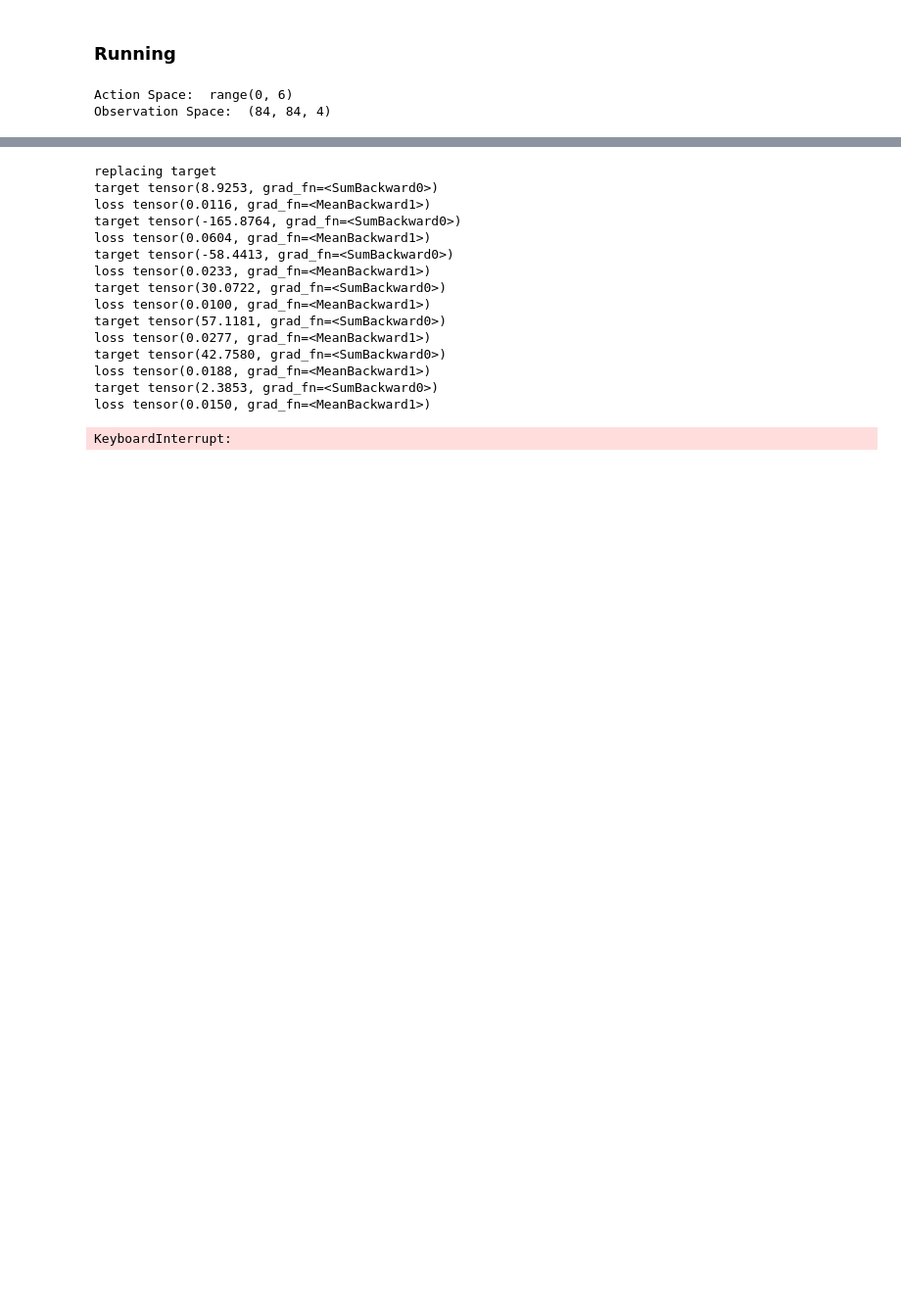
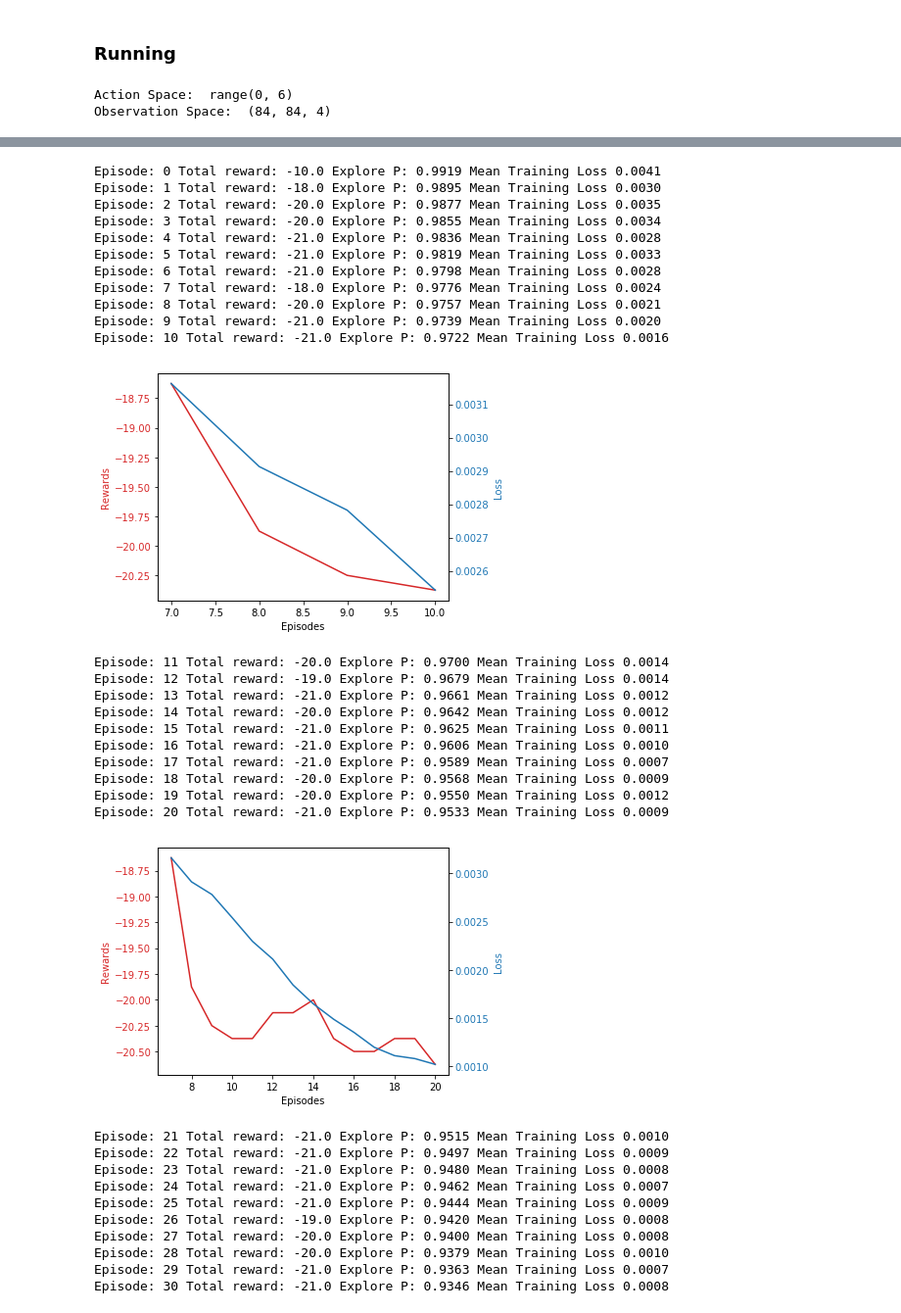
Before and after one commit to tophatraptor/si-transfer, a Jupyter notebook: Robotic_Learning_Final.ipynb, the cells around one changed output, grey strips where cells are left out. Shown: that part at 98% size. Drawn from its saved outputs; the diff is of its cells as text; code cells hidden in the pictures; blank space fills up the shorter version.

```diff
--- a/Robotic_Learning_Final.ipynb
+++ b/Robotic_Learning_Final.ipynb
@@ -489,47 +485,64 @@ all_rewards = []
 explore_probs = []
 
 for episode in range(total_episodes):
 
     episode_reward, mean_loss, explore_probability = agent.run_episode(env, learn_bool=True, explore_bool=True,
                                  max_steps=max_steps,  obs_shape=obs_shape, batch_size=batch_size)
 
     all_losses.append(mean_loss)
     all_rewards.append(episode_reward)
     explore_probs.append(explore_probability)
 
 
     if (episode % 10 == 0) & (episode != 0):
         fig, ax1 = plt.subplots()
         avg_window = 8
 
         ax1.set_xlabel('Episodes')
         ax1.set_ylabel('Rewards', color='tab:red')
         ax1.plot(range(avg_window-1, episode+1), running_mean(all_rewards, avg_window), color='tab:red')
         ax1.tick_params(axis='y', labelcolor='tab:red')
 
         ax2 = ax1.twinx()  # instantiate a second axes that shares the same x-axis
 
         ax2.set_ylabel('Loss', color='tab:blue')  # we already handled the x-label with ax1
         ax2.plot(range(avg_window-1, episode+1), running_mean(all_losses, avg_window), color='tab:blue')
-        ax2.plot(range(avg_window-1, episode+1), running_mean(explore_probs, avg_window))
+        #ax2.plot(range(avg_window-1, episode+1), running_mean(explore_probs, avg_window))
         ax2.tick_params(axis='y', labelcolor='tab:blue')
 
         fig.tight_layout()  # otherwise the right y-label is slightly clipped
         plt.show()
 # %% [output]
-replacing target
-target tensor(8.9253, grad_fn=<SumBackward0>)
-loss tensor(0.0116, grad_fn=<MeanBackward1>)
-target tensor(-165.8764, grad_fn=<SumBackward0>)
-loss tensor(0.0604, grad_fn=<MeanBackward1>)
-target tensor(-58.4413, grad_fn=<SumBackward0>)
-loss tensor(0.0233, grad_fn=<MeanBackward1>)
-target tensor(30.0722, grad_fn=<SumBackward0>)
-loss tensor(0.0100, grad_fn=<MeanBackward1>)
-target tensor(57.1181, grad_fn=<SumBackward0>)
-loss tensor(0.0277, grad_fn=<MeanBackward1>)
-target tensor(42.7580, grad_fn=<SumBackward0>)
-loss tensor(0.0188, grad_fn=<MeanBackward1>)
-target tensor(2.3853, grad_fn=<SumBackward0>)
-loss tensor(0.0150, grad_fn=<MeanBackward1>)
+Episode: 0 Total reward: -10.0 Explore P: 0.9919 Mean Training Loss 0.0041
+Episode: 1 Total reward: -18.0 Explore P: 0.9895 Mean Training Loss 0.0030
+Episode: 2 Total reward: -20.0 Explore P: 0.9877 Mean Training Loss 0.0035
+Episode: 3 Total reward: -20.0 Explore P: 0.9855 Mean Training Loss 0.0034
+Episode: 4 Total reward: -21.0 Explore P: 0.9836 Mean Training Loss 0.0028
+Episode: 5 Total reward: -21.0 Explore P: 0.9819 Mean Training Loss 0.0033
+Episode: 6 Total reward: -21.0 Explore P: 0.9798 Mean Training Loss 0.0028
+Episode: 7 Total reward: -18.0 Explore P: 0.9776 Mean Training Loss 0.0024
+Episode: 8 Total reward: -20.0 Explore P: 0.9757 Mean Training Loss 0.0021
+Episode: 9 Total reward: -21.0 Explore P: 0.9739 Mean Training Loss 0.0020
+Episode: 10 Total reward: -21.0 Explore P: 0.9722 Mean Training Loss 0.0016
+[figure, added]
-KeyboardInterrupt:
+Episode: 11 Total reward: -20.0 Explore P: 0.9700 Mean Training Loss 0.0014
+Episode: 12 Total reward: -19.0 Explore P: 0.9679 Mean Training Loss 0.0014
+Episode: 13 Total reward: -21.0 Explore P: 0.9661 Mean Training Loss 0.0012
+Episode: 14 Total reward: -20.0 Explore P: 0.9642 Mean Training Loss 0.0012
+Episode: 15 Total reward: -21.0 Explore P: 0.9625 Mean Training Loss 0.0011
+Episode: 16 Total reward: -21.0 Explore P: 0.9606 Mean Training Loss 0.0010
+Episode: 17 Total reward: -21.0 Explore P: 0.9589 Mean Training Loss 0.0007
+Episode: 18 Total reward: -20.0 Explore P: 0.9568 Mean Training Loss 0.0009
+Episode: 19 Total reward: -20.0 Explore P: 0.9550 Mean Training Loss 0.0012
+Episode: 20 Total reward: -21.0 Explore P: 0.9533 Mean Training Loss 0.0009
+[figure, added]
+Episode: 21 Total reward: -21.0 Explore P: 0.9515 Mean Training Loss 0.0010
+Episode: 22 Total reward: -21.0 Explore P: 0.9497 Mean Training Loss 0.0009
+Episode: 23 Total reward: -21.0 Explore P: 0.9480 Mean Training Loss 0.0008
+Episode: 24 Total reward: -21.0 Explore P: 0.9462 Mean Training Loss 0.0007
+Episode: 25 Total reward: -21.0 Explore P: 0.9444 Mean Training Loss 0.0009
+Episode: 26 Total reward: -19.0 Explore P: 0.9420 Mean Training Loss 0.0008
+Episode: 27 Total reward: -20.0 Explore P: 0.9400 Mean Training Loss 0.0008
+Episode: 28 Total reward: -20.0 Explore P: 0.9379 Mean Training Loss 0.0010
+Episode: 29 Total reward: -21.0 Explore P: 0.9363 Mean Training Loss 0.0007
+Episode: 30 Total reward: -21.0 Explore P: 0.9346 Mean Training Loss 0.0008
```
Also changed, not shown: parts of 7 cells of this notebook.
